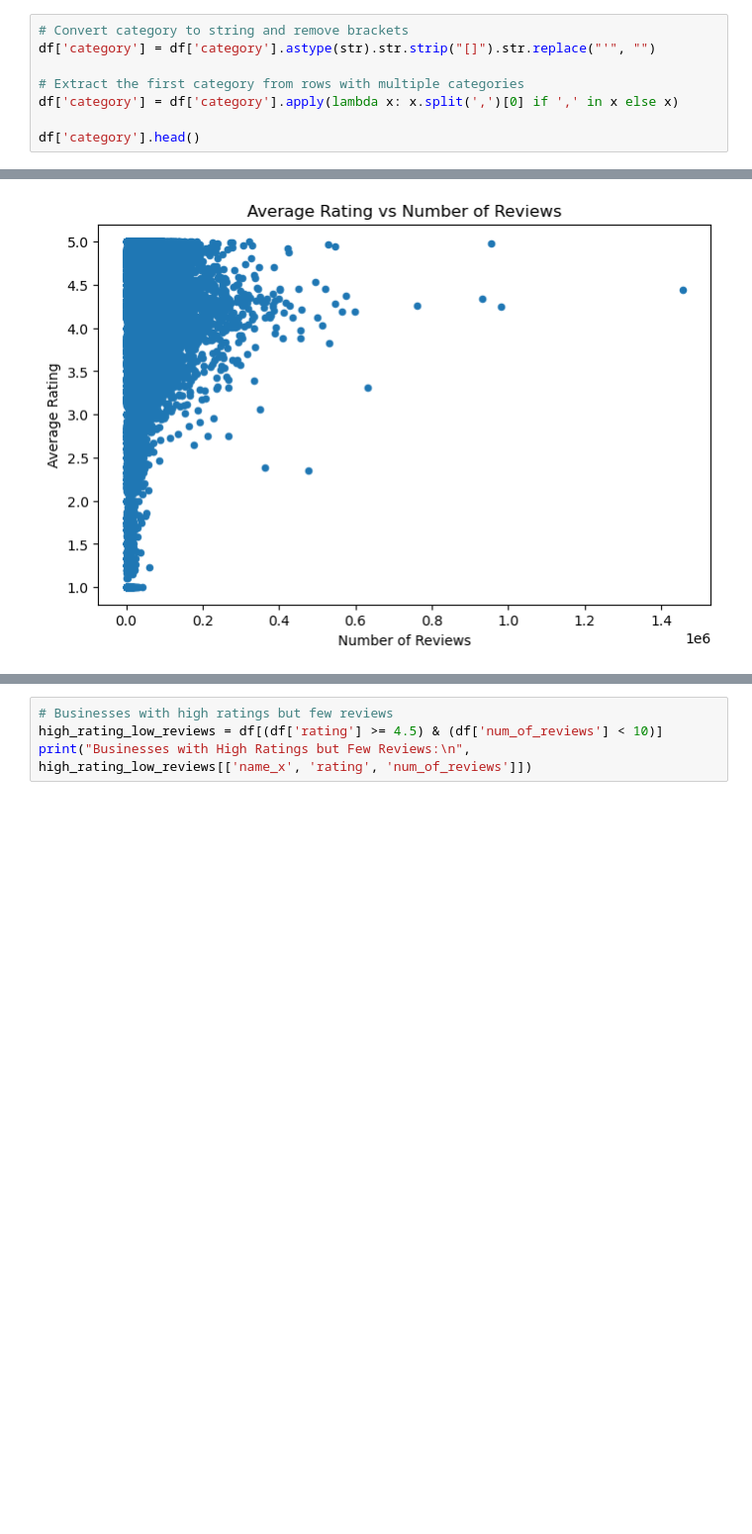
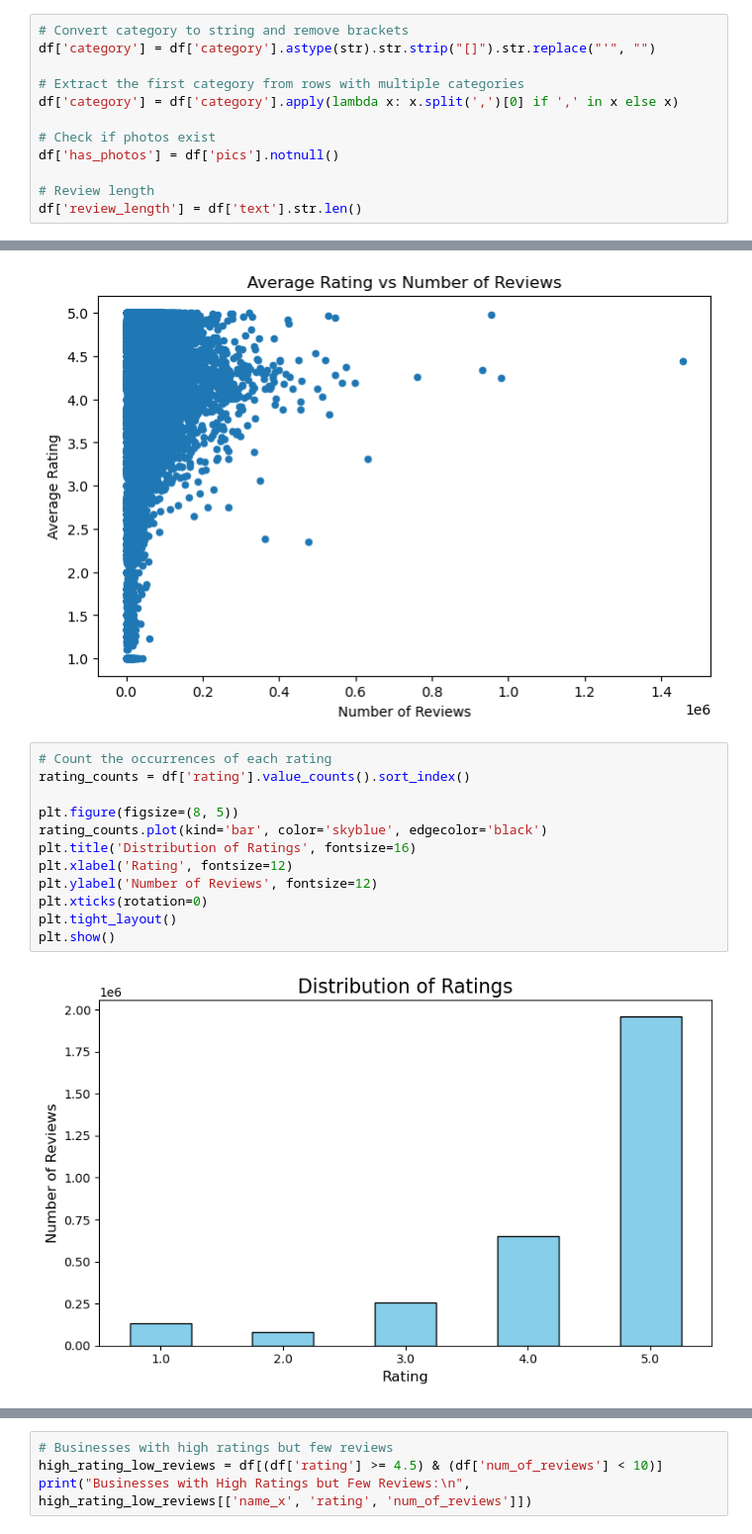
Before and after one commit to zaczhou0928/Assignment2, a Jupyter notebook: assignment2.ipynb, the cells around one changed output, grey strips where cells are left out. Shown at 99% size. Drawn from its saved outputs; the diff is of its cells as text; blank space fills up the shorter version.

```diff
--- a/assignment2.ipynb
+++ b/assignment2.ipynb
@@ -145,4 +147,8 @@ df['category'] = df['category'].astype(str).str.strip("[]").str.replace("'", "")
 # Extract the first category from rows with multiple categories
 df['category'] = df['category'].apply(lambda x: x.split(',')[0] if ',' in x else x)
 
-df['category'].head()
+# Check if photos exist
+df['has_photos'] = df['pics'].notnull()
+
+# Review length
+df['review_length'] = df['text'].str.len()
@@ -192,3 +201,17 @@ plt.ylabel('Average Rating')
 plt.show()
 # %% [output]
 [figure]
+# %%
+# Count the occurrences of each rating
+rating_counts = df['rating'].value_counts().sort_index()
+
+plt.figure(figsize=(8, 5))
+rating_counts.plot(kind='bar', color='skyblue', edgecolor='black')
+plt.title('Distribution of Ratings', fontsize=16)
+plt.xlabel('Rating', fontsize=12)
+plt.ylabel('Number of Reviews', fontsize=12)
+plt.xticks(rotation=0)
+plt.tight_layout()
+plt.show()
+# %% [output]
+[figure, added]
```
Also changed, not shown: parts of 8 cells of this notebook, 1 other file.
